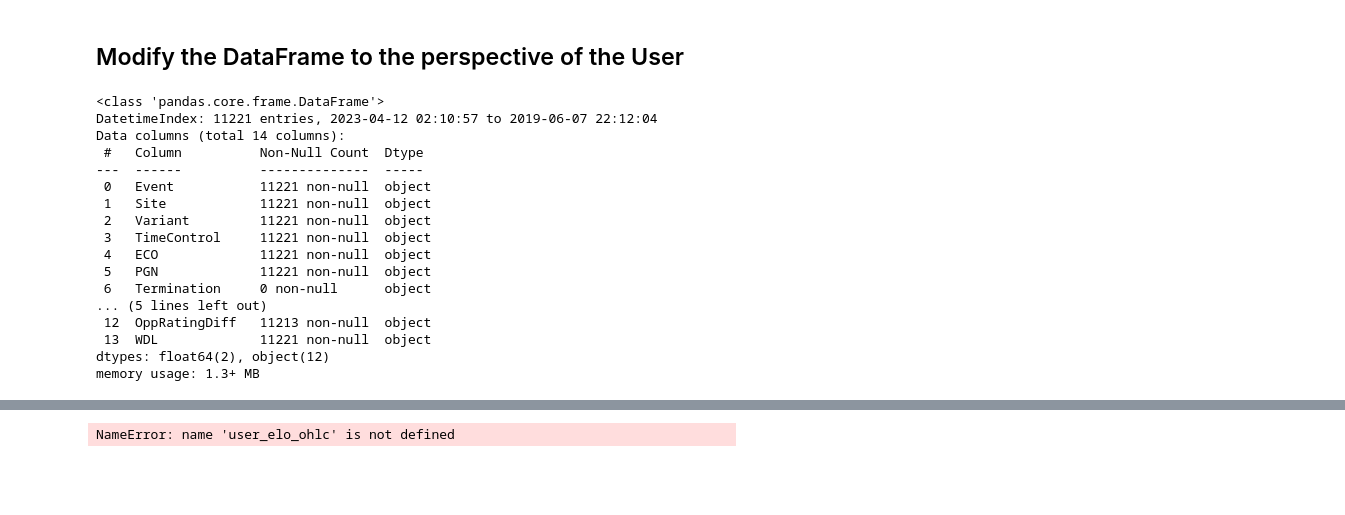
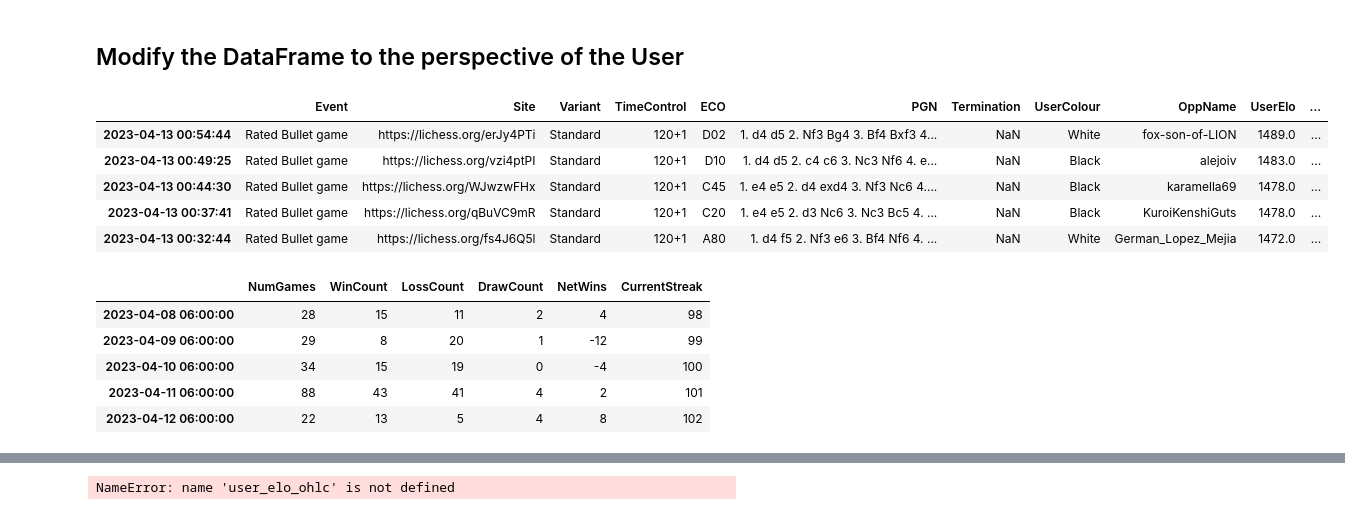
Before and after one commit to CWhitehead97/ChessTrading, a Jupyter notebook: notebooks/ChessQuant.ipynb, the cells around one changed output, grey strips where cells are left out. Saved outputs shown, nothing was run; the diff lists cells and outputs as text; code cells hidden in the pictures; blank space fills up the shorter version.

```diff
--- a/notebooks/ChessQuant.ipynb
+++ b/notebooks/ChessQuant.ipynb
@@ -73,42 +75,49 @@ elif data_source.upper() == "BOTH":
 # %%
 df = pd.DataFrame([line2dict(i) for i in chess_data])
 #Process DataFrame
 df = df[df["Event"].str.contains(time_control)]
 
 df = df.set_index(pd.to_datetime(df["UTCDate"] + df["UTCTime"], format = "%Y.%m.%d%H:%M:%S"))
 df = df.drop(["Date", "UTCDate", "UTCTime"], axis = 1)
 
 df["UserColour"]     = np.where(df["White"] == user_name, "White", "Black")
 df["OppName"]        = np.where(df["White"] == user_name, df["Black"], df["White"])
 df["UserElo"]        = np.where(df["White"] == user_name, df["WhiteElo"], df["BlackElo"])
 df["OppElo"]         = np.where(df["White"] == user_name, df["BlackElo"], df["WhiteElo"])
 df["UserRatingDiff"] = np.where(df["White"] == user_name, df["WhiteRatingDiff"], df["BlackRatingDiff"])
 df["OppRatingDiff"]  = np.where(df["White"] == user_name, df["BlackRatingDiff"], df["WhiteRatingDiff"])
 df["WDL"]            = np.where(df["Result"] == "1/2-1/2", "D",
                              np.where(((df["White"] == user_name) & (df["Result"] == "1-0")) | ((df["Black"] == user_name) & (df["Result"] == "0-1")), "W", "L"))
 df = df.drop(["White", "Black", "WhiteElo", "BlackElo", "WhiteRatingDiff", "BlackRatingDiff", "Result", "FEN"], axis = 1)
 #Convert ELO to float, removing provisional ELO ratings
 df = df[(df["UserElo"].str[-1] != "?") & (df["OppElo"].str[-1] != "?")]
 df["UserElo"] = df["UserElo"].astype(float)
 df["OppElo"] = df["OppElo"].astype(float)
 
 df.head()
-df.info()
 # %% [output]
-<class 'pandas.core.frame.DataFrame'>
-DatetimeIndex: 11221 entries, 2023-04-12 02:10:57 to 2019-06-07 22:12:04
-Data columns (total 14 columns):
- #   Column          Non-Null Count  Dtype
----  ------          --------------  -----
- 0   Event           11221 non-null  object
- 1   Site            11221 non-null  object
- 2   Variant         11221 non-null  object
- 3   TimeControl     11221 non-null  object
- 4   ECO             11221 non-null  object
- 5   PGN             11221 non-null  object
- 6   Termination     0 non-null      object
-... (5 lines left out)
- 12  OppRatingDiff   11213 non-null  object
- 13  WDL             11221 non-null  object
-dtypes: float64(2), object(12)
-memory usage: 1.3+ MB
+|  | Event | Site | Variant | TimeControl | ECO | PGN | Termination | UserColour | OppName | UserElo | ... |
+| 2023-04-13 00:54:44 | Rated Bullet game | https://lichess.org/erJy4PTi | Standard | 120+1 | D02 | 1. d4 d5 2. Nf3 Bg4 3. Bf4 Bxf3 4... | NaN | White | fox-son-of-LION | 1489.0 | ... |
+| 2023-04-13 00:49:25 | Rated Bullet game | https://lichess.org/vzi4ptPI | Standard | 120+1 | D10 | 1. d4 d5 2. c4 c6 3. Nc3 Nf6 4. e... | NaN | Black | alejoiv | 1483.0 | ... |
+| 2023-04-13 00:44:30 | Rated Bullet game | https://lichess.org/WJwzwFHx | Standard | 120+1 | C45 | 1. e4 e5 2. d4 exd4 3. Nf3 Nc6 4.... | NaN | Black | karamella69 | 1478.0 | ... |
+| 2023-04-13 00:37:41 | Rated Bullet game | https://lichess.org/qBuVC9mR | Standard | 120+1 | C20 | 1. e4 e5 2. d3 Nc6 3. Nc3 Bc5 4. ... | NaN | Black | KuroiKenshiGuts | 1478.0 | ... |
+| 2023-04-13 00:32:44 | Rated Bullet game | https://lichess.org/fs4J6Q5l | Standard | 120+1 | A80 | 1. d4 f5 2. Nf3 e6 3. Bf4 Nf6 4. ... | NaN | White | German_Lopez_Mejia | 1472.0 | ... |
+# %%
+
+#A seperate DataFrame for Daily analysis (potentially could set to become monthly etc)
+daily_user_data = pd.DataFrame()
+daily_user_data["NumGames"]  = df["UserElo"].resample("D", offset="6H").count()
+daily_user_data["WinCount"]  = df[df["WDL"]=="W"]["UserElo"].resample("D", offset="6H").count()
+daily_user_data["LossCount"] = df[df["WDL"]=="L"]["UserElo"].resample("D", offset="6H").count()
+daily_user_data["DrawCount"] = df[df["WDL"]=="D"]["UserElo"].resample("D", offset="6H").count()
+daily_user_data[["NumGames","WinCount","LossCount","DrawCount"]] = daily_user_data[["NumGames","WinCount","LossCount","DrawCount"]].fillna(0).astype(int)
+daily_user_data["NetWins"] = daily_user_data["WinCount"] - daily_user_data["LossCount"]
+daily_user_data['CurrentStreak'] = daily_user_data.groupby((daily_user_data['NumGames'] == 0).cumsum()).cumcount()
+daily_user_data.tail()
+# %% [output]
+|  | NumGames | WinCount | LossCount | DrawCount | NetWins | CurrentStreak |
+| 2023-04-08 06:00:00 | 28 | 15 | 11 | 2 | 4 | 98 |
+| 2023-04-09 06:00:00 | 29 | 8 | 20 | 1 | -12 | 99 |
+| 2023-04-10 06:00:00 | 34 | 15 | 19 | 0 | -4 | 100 |
+| 2023-04-11 06:00:00 | 88 | 43 | 41 | 4 | 2 | 101 |
+| 2023-04-12 06:00:00 | 22 | 13 | 5 | 4 | 8 | 102 |
```
Also changed, not shown: parts of 10 cells of this notebook.
